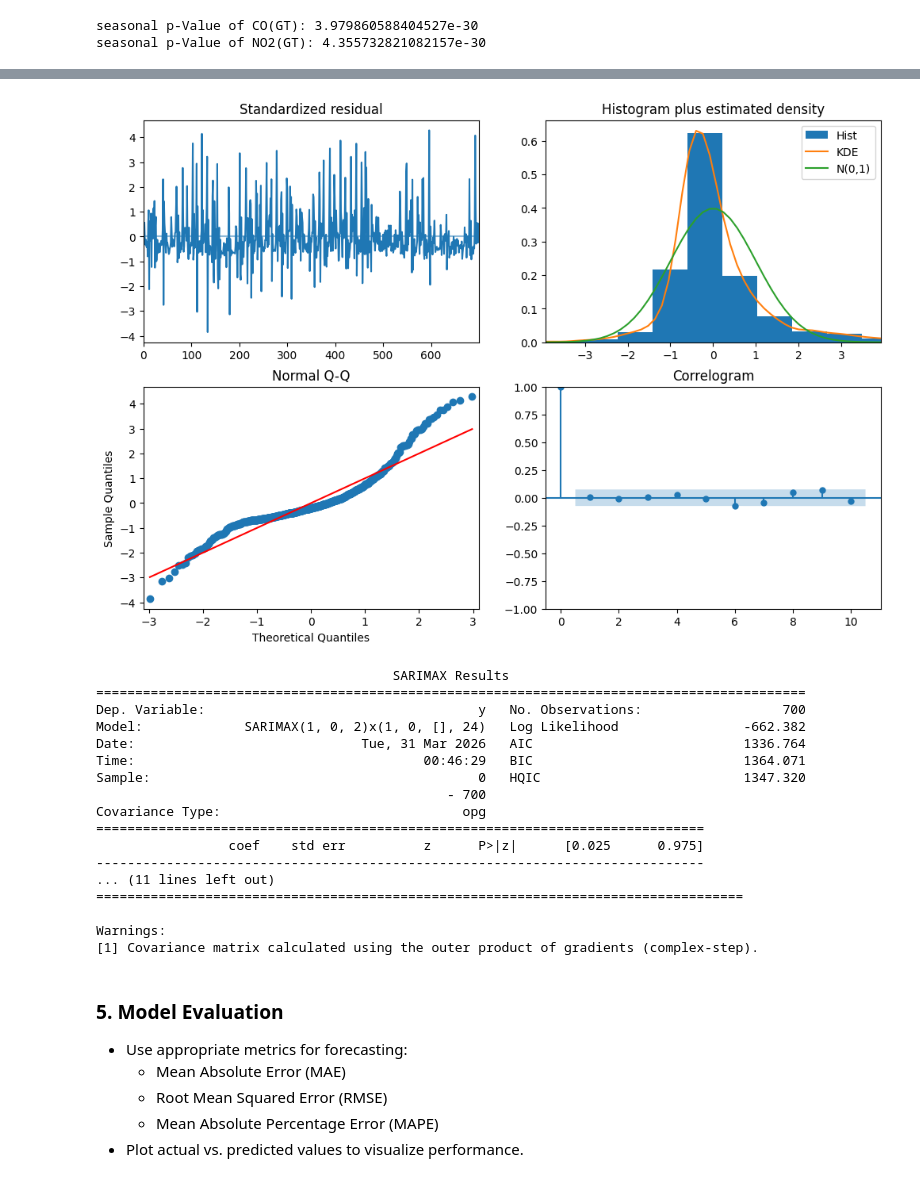
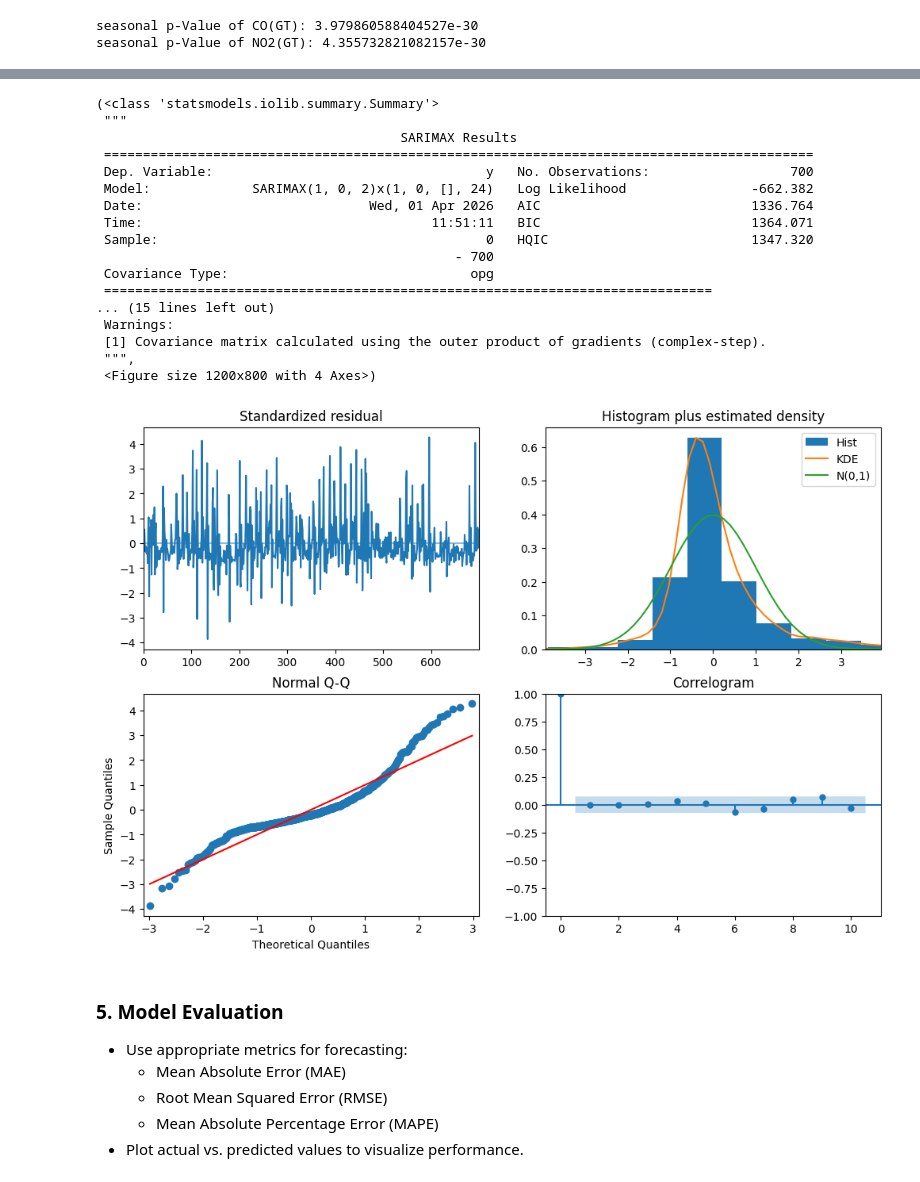
Before and after one commit to avimallik/co_and_no2_time_series_forecasting, a Jupyter notebook: co_and_no2_time_series_forecasting.ipynb, the cells around one changed output, grey strips where cells are left out. Saved outputs shown, nothing was run; the diff lists cells and outputs as text; code cells hidden in the pictures.

Commit message:
function for auto aima model

```diff
--- a/co_and_no2_time_series_forecasting.ipynb
+++ b/co_and_no2_time_series_forecasting.ipynb
@@ -628,28 +609,35 @@ Warnings:
 # %%
 
-auto_arima_model.plot_diagnostics(figsize=(12, 8))
-plt.show()
+# auto_arima_model.plot_diagnostics(figsize=(12, 8))
+# plt.show()
-# %% [output]
-[figure, removed]
 # %%
 # SARIMA parameters seletion using "Auto ARIMA Model"
-model = pm.auto_arima(df_dt['CO(GT)'].iloc[-700:], seasonal=True, m=24)
-print(model.summary())
+# model = pm.auto_arima(df_dt['CO(GT)'].iloc[-700:], seasonal=True, m=24)
+# print(model.summary())
-# %% [output]
-                                      SARIMAX Results
-===========================================================================================
-Dep. Variable:                                   y   No. Observations:                  700
-Model:             SARIMAX(1, 0, 2)x(1, 0, [], 24)   Log Likelihood                -662.382
-Date:                             Tue, 31 Mar 2026   AIC                           1336.764
-Time:                                     00:46:29   BIC                           1364.071
-Sample:                                          0   HQIC                          1347.320
-                                             - 700
-Covariance Type:                               opg
-==============================================================================
-                 coef    std err          z      P>|z|      [0.025      0.975]
-------------------------------------------------------------------------------
-... (11 lines left out)
-===================================================================================
-
-Warnings:
-[1] Covariance matrix calculated using the outer product of gradients (complex-step).
+# %%
+# function of evaluting the arima parameters through auto arima model
+def auto_arima_params(col_name):
+    model = pm.auto_arima(df_dt[col_name].iloc[-700:], seasonal=True, m=24)
+    return model.summary() , model.plot_diagnostics(figsize=(12, 8))
+
+# summary of CO(GT)
+auto_arima_params('CO(GT)')
+# %% [output]
+(<class 'statsmodels.iolib.summary.Summary'>
+ """
+                                       SARIMAX Results
+ ===========================================================================================
+ Dep. Variable:                                   y   No. Observations:                  700
+ Model:             SARIMAX(1, 0, 2)x(1, 0, [], 24)   Log Likelihood                -662.382
+ Date:                             Wed, 01 Apr 2026   AIC                           1336.764
+ Time:                                     11:51:11   BIC                           1364.071
+ Sample:                                          0   HQIC                          1347.320
+                                              - 700
+ Covariance Type:                               opg
+ ==============================================================================
+... (15 lines left out)
+ Warnings:
+ [1] Covariance matrix calculated using the outer product of gradients (complex-step).
+ """,
+ <Figure size 1200x800 with 4 Axes>)
+[figure, added]
```
Also changed, not shown: parts of 2 cells of this notebook.
